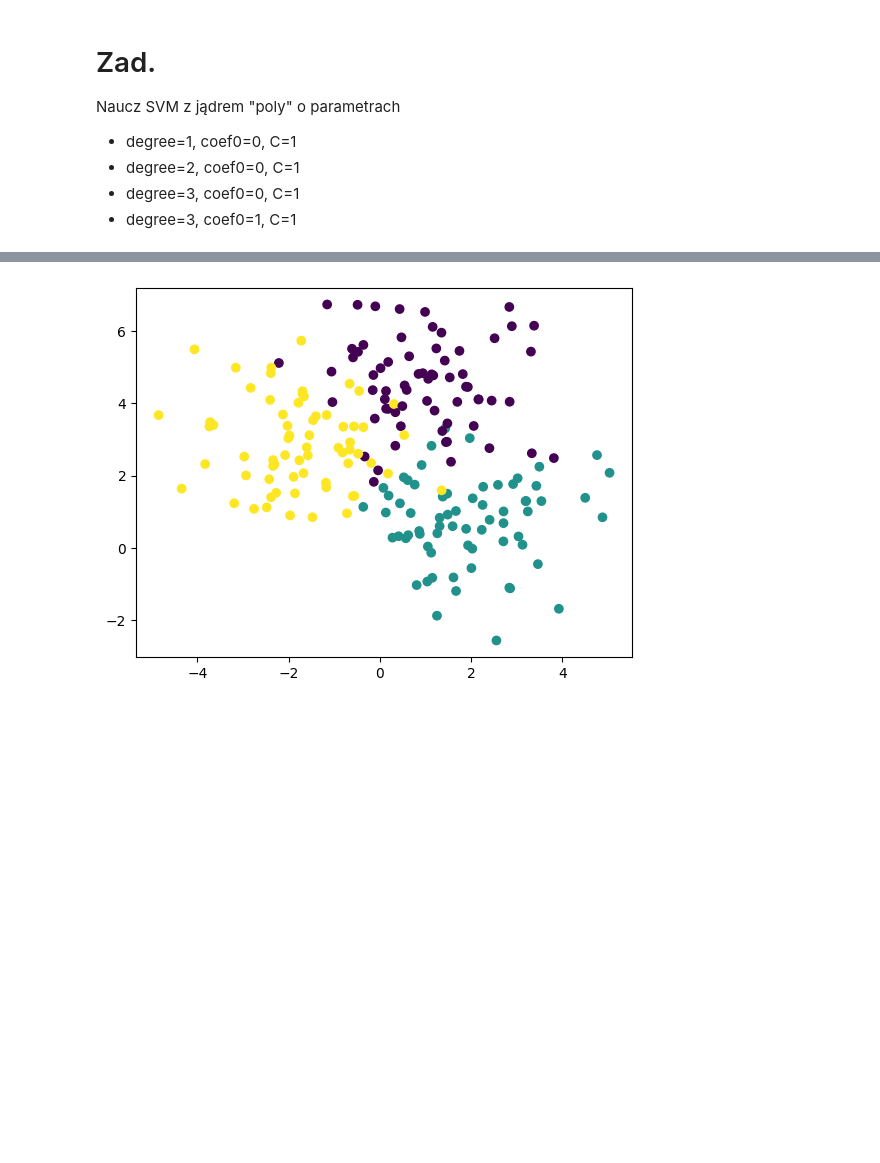
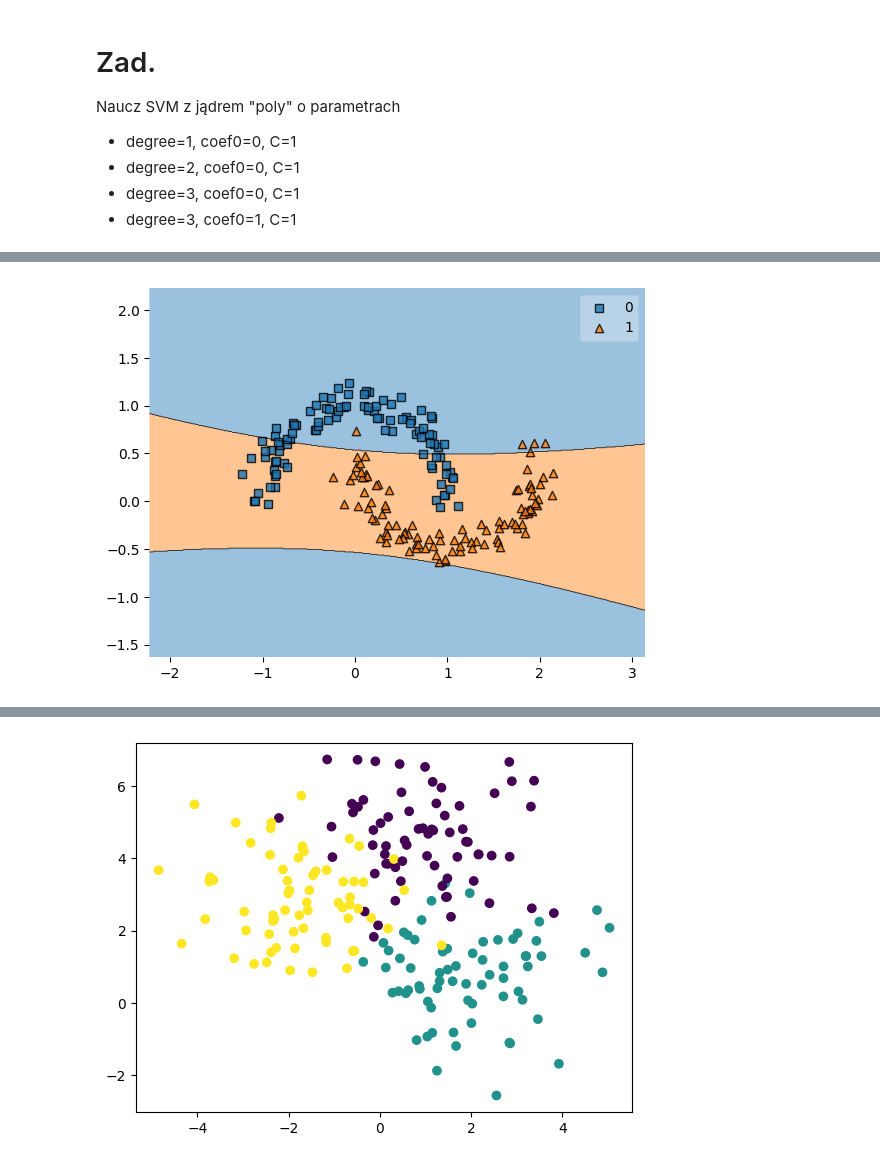
Before and after one commit to mladbago/podstawy_sztucznej_inteligencji, a Jupyter notebook: Z08_J_polinomina_SVM.ipynb, the cells around one changed output, grey strips where cells are left out. Drawn from its saved outputs; the diff is of its cells as text; code cells hidden in the pictures; blank space fills up the shorter version.

```diff
--- a/Z08_J_polinomina_SVM.ipynb
+++ b/Z08_J_polinomina_SVM.ipynb
@@ -40,0 +53,8 @@ TypeError: ignored
+# %%
+poly_kernel_svm_clf = SVC(kernel="poly", degree=2, coef0=0, C=1)
+
+poly_kernel_svm_clf.fit(X, y)
+plot_decision_regions(X, y, poly_kernel_svm_clf)
+plt.show()
+# %% [output]
+[figure, added]
```
Also changed, not shown: parts of 13 cells of this notebook.
